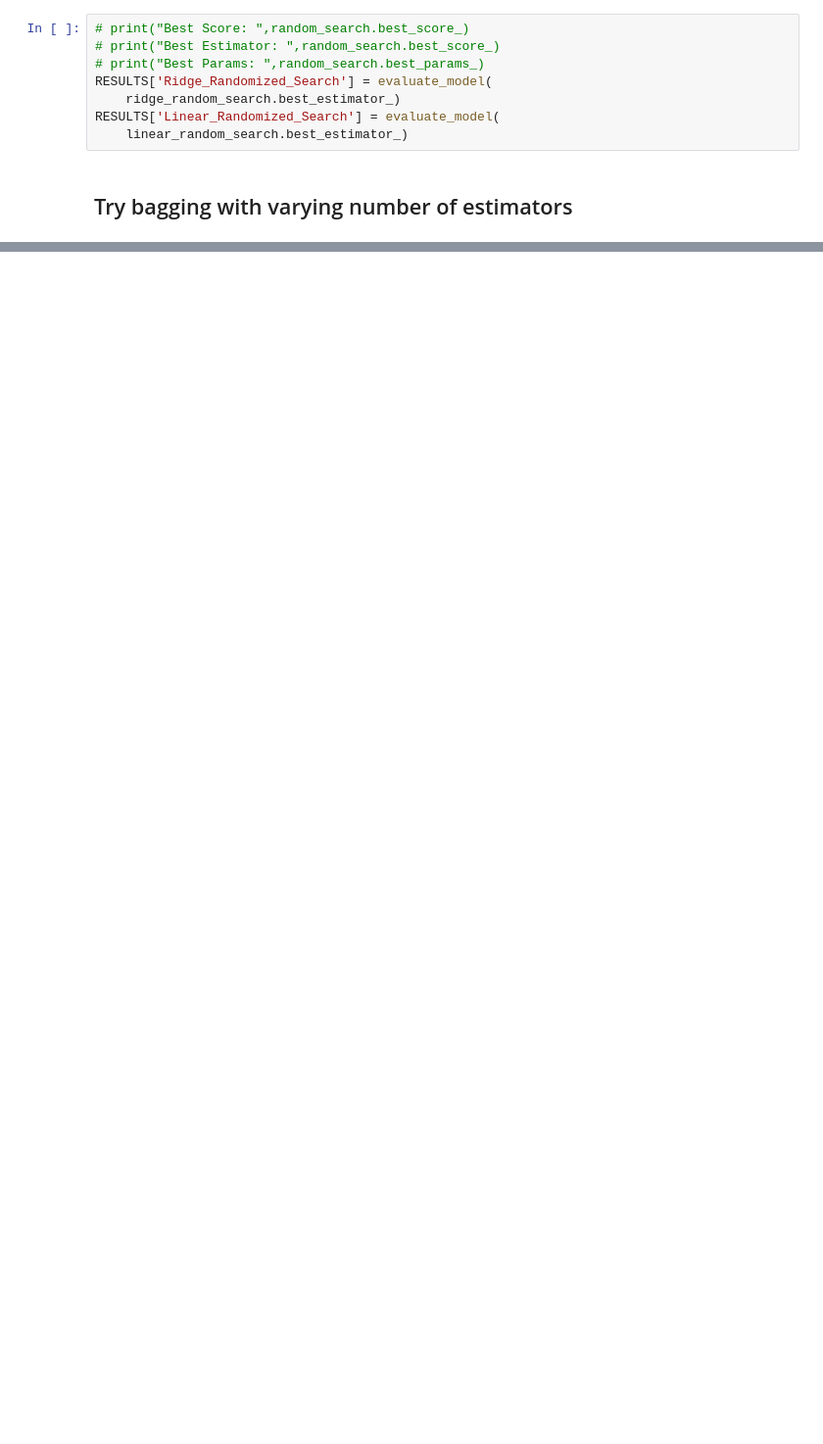
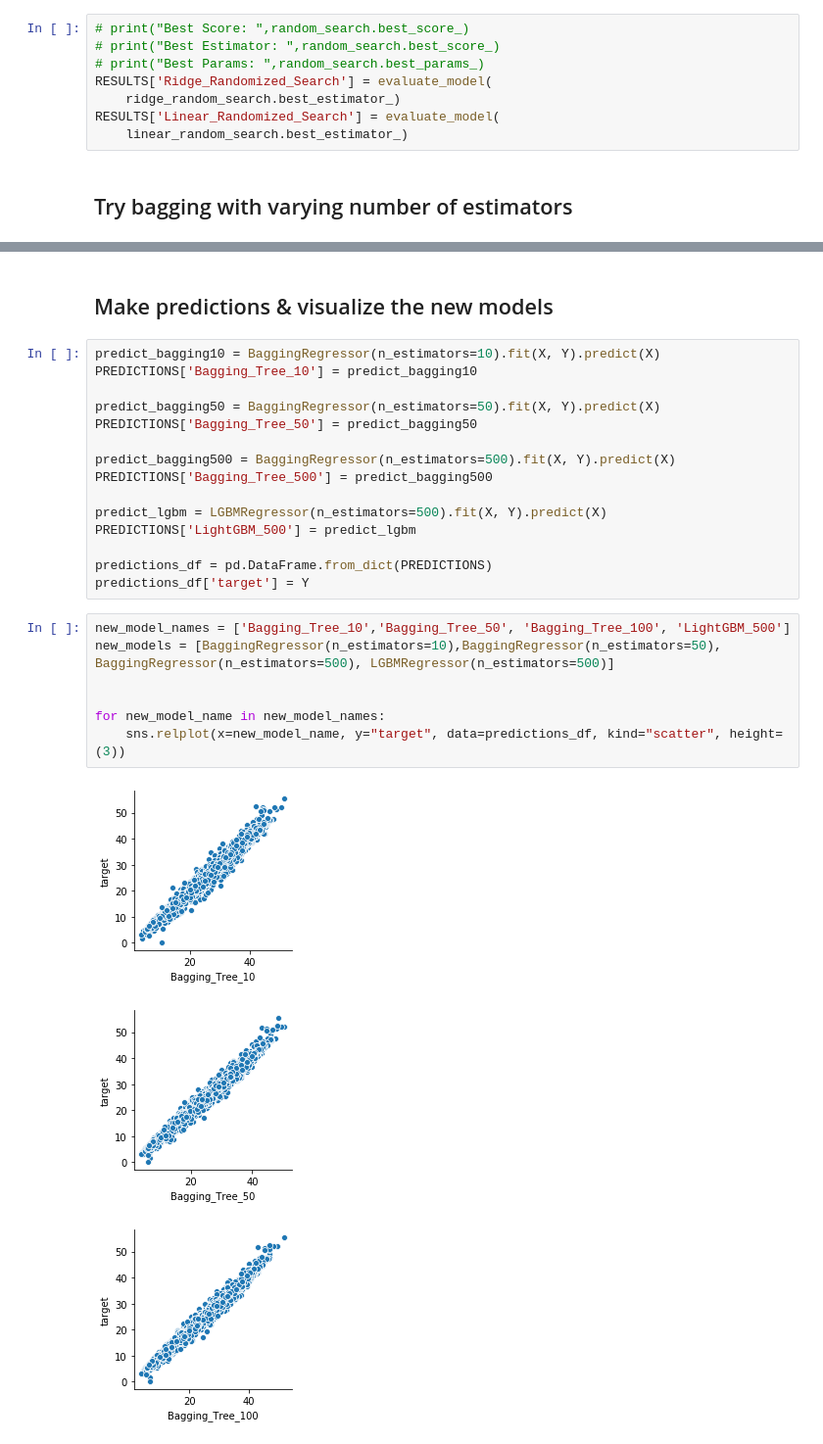
Before and after one commit to OmarRyanBekdash/Predict-Women-Headed-Households-in-S-Africa, a Jupyter notebook: Predict_WHH_Omar.ipynb, the cells around one changed output, grey strips where cells are left out. Shown at 98% size. Cells and saved outputs as stored; diff of their text form; blank space fills up the shorter version.

```diff
--- a/Predict_WHH_Omar.ipynb
+++ b/Predict_WHH_Omar.ipynb
@@ -445,0 +476,28 @@ display_results(RESULTS)
+# %% [markdown]
+## Make predictions & visualize the new models
+# %%
+predict_bagging10 = BaggingRegressor(n_estimators=10).fit(X, Y).predict(X)
+PREDICTIONS['Bagging_Tree_10'] = predict_bagging10
+
+predict_bagging50 = BaggingRegressor(n_estimators=50).fit(X, Y).predict(X)
+PREDICTIONS['Bagging_Tree_50'] = predict_bagging50
+
+predict_bagging500 = BaggingRegressor(n_estimators=500).fit(X, Y).predict(X)
+PREDICTIONS['Bagging_Tree_500'] = predict_bagging500
+
+predict_lgbm = LGBMRegressor(n_estimators=500).fit(X, Y).predict(X)
+PREDICTIONS['LightGBM_500'] = predict_lgbm
+
+predictions_df = pd.DataFrame.from_dict(PREDICTIONS)
+predictions_df['target'] = Y
+# %%
+new_model_names = ['Bagging_Tree_10','Bagging_Tree_50', 'Bagging_Tree_100', 'LightGBM_500']
+new_models = [BaggingRegressor(n_estimators=10),BaggingRegressor(n_estimators=50), BaggingRegressor(n_estimators=500), LGBMRegressor(n_estimators=500)]
+
+
+for new_model_name in new_model_names:
+    sns.relplot(x=new_model_name, y="target", data=predictions_df, kind="scatter", height=(3))
+# %% [output]
+[figure, added]
+[figure, added]
+[figure, added]
```
Also changed, not shown: parts of 13 cells of this notebook.
